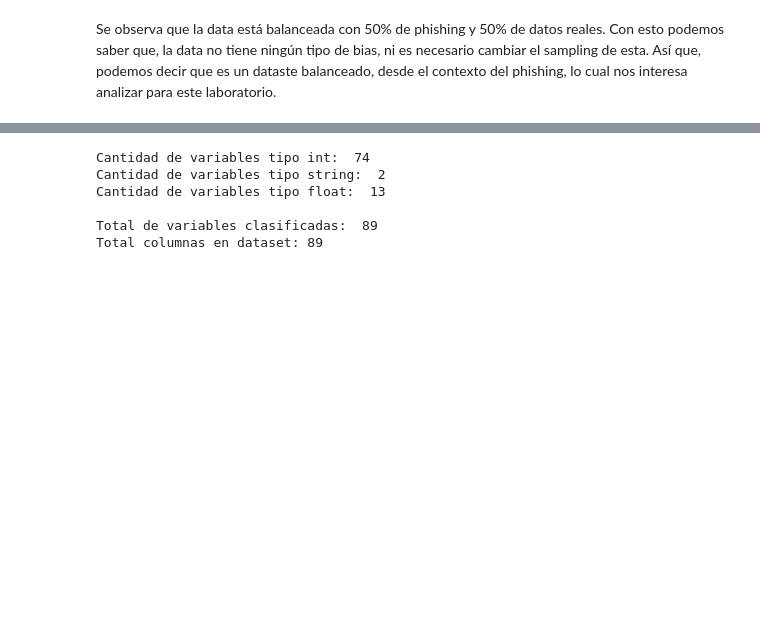
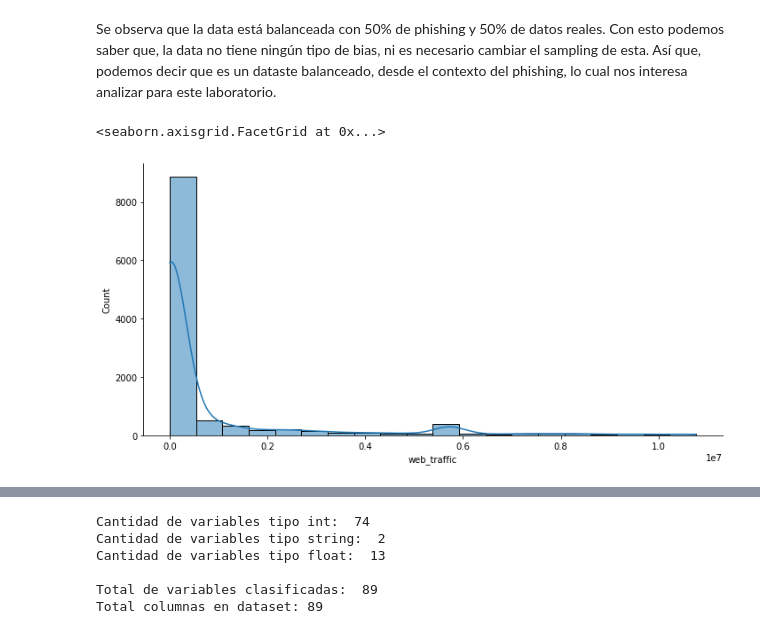
Before and after one commit to aleg001/Lab5-IA, a Jupyter notebook: Lab5.ipynb, the cells around one changed output, grey strips where cells are left out. Drawn from its saved outputs; the diff is of its cells as text; code cells hidden in the pictures; blank space fills up the shorter version.

Commit message:
added another exploratory graph

```diff
--- a/Lab5.ipynb
+++ b/Lab5.ipynb
@@ -43,6 +43,12 @@ phishing['status'].value_counts().plot(kind='bar')
 # %% [markdown]
 Se observa que la data está balanceada con 50% de phishing y 50% de datos reales.
 Con esto podemos saber que, la data no tiene ningún tipo de bias, ni es necesario cambiar el sampling de esta. Así que, podemos decir que es un dataste balanceado, desde el contexto del phishing, lo cual nos interesa analizar para este laboratorio.
+# %%
+# Gráficos exploratorios
+sns.displot(phishing['web_traffic'], kde=True, bins=20, height=5, aspect=2)
+# %% [output]
+<seaborn.axisgrid.FacetGrid at 0x...>
+[figure, added]
 # %%
 # Ver la correlación entre las variables
 phishing.corr()
```
Also changed, not shown: parts of 7 cells of this notebook.
